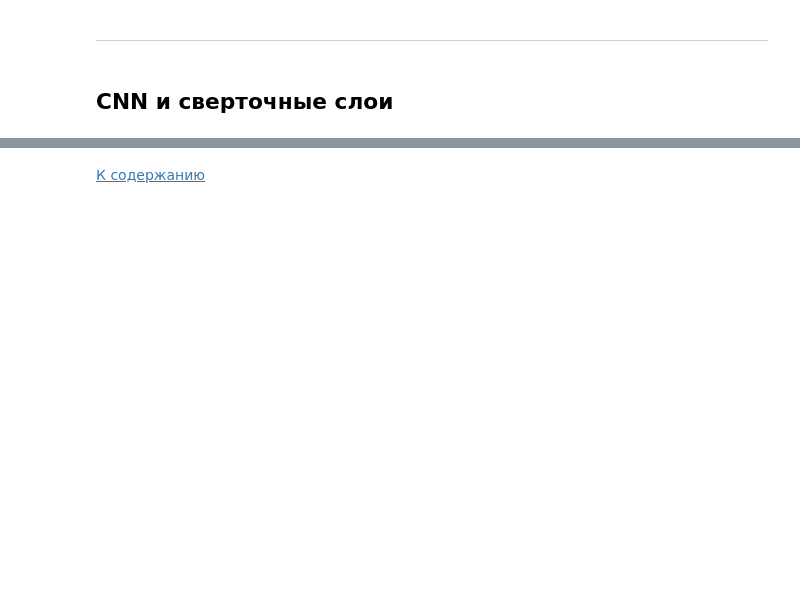
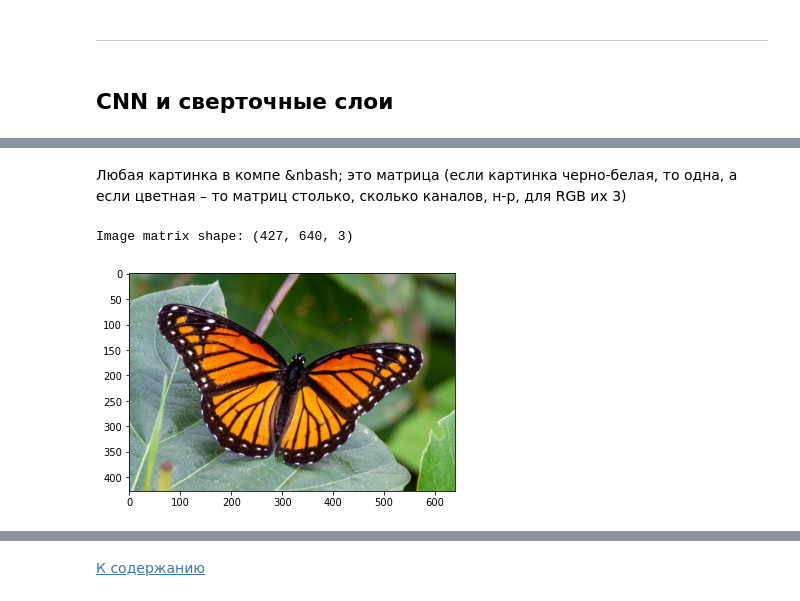
Before and after one commit to fortvivlan/NNcheatsheet, a Jupyter notebook: CompleteNNs.ipynb, the cells around one changed output, grey strips where cells are left out. Drawn from its saved outputs; the diff is of its cells as text; code cells hidden in the pictures; blank space fills up the shorter version.

```diff
--- a/CompleteNNs.ipynb
+++ b/CompleteNNs.ipynb
@@ -708,0 +845,15 @@ $$z_{B,j} = \gamma \cdot \tilde{x}_{B,j} + \beta $$
+# %% [markdown]
+Любая картинка в компе &nbash; это матрица (если картинка черно-белая, то одна, а если цветная &ndash; то матриц столько, сколько каналов, н-р, для RGB их 3)
+# %%
+# получаем тензор
+img_matrix = np.array(img)
+
+# (высота, ширина, число каналов)
+print(f"Image matrix shape: {img_matrix.shape}")
+
+# нарисуем картинку матплотлибом
+plt.imshow(img_matrix)
+plt.show()
+# %% [output]
+Image matrix shape: (427, 640, 3)
+[figure, added]
```
Also changed, not shown: parts of 70 cells of this notebook, 13 other files.
